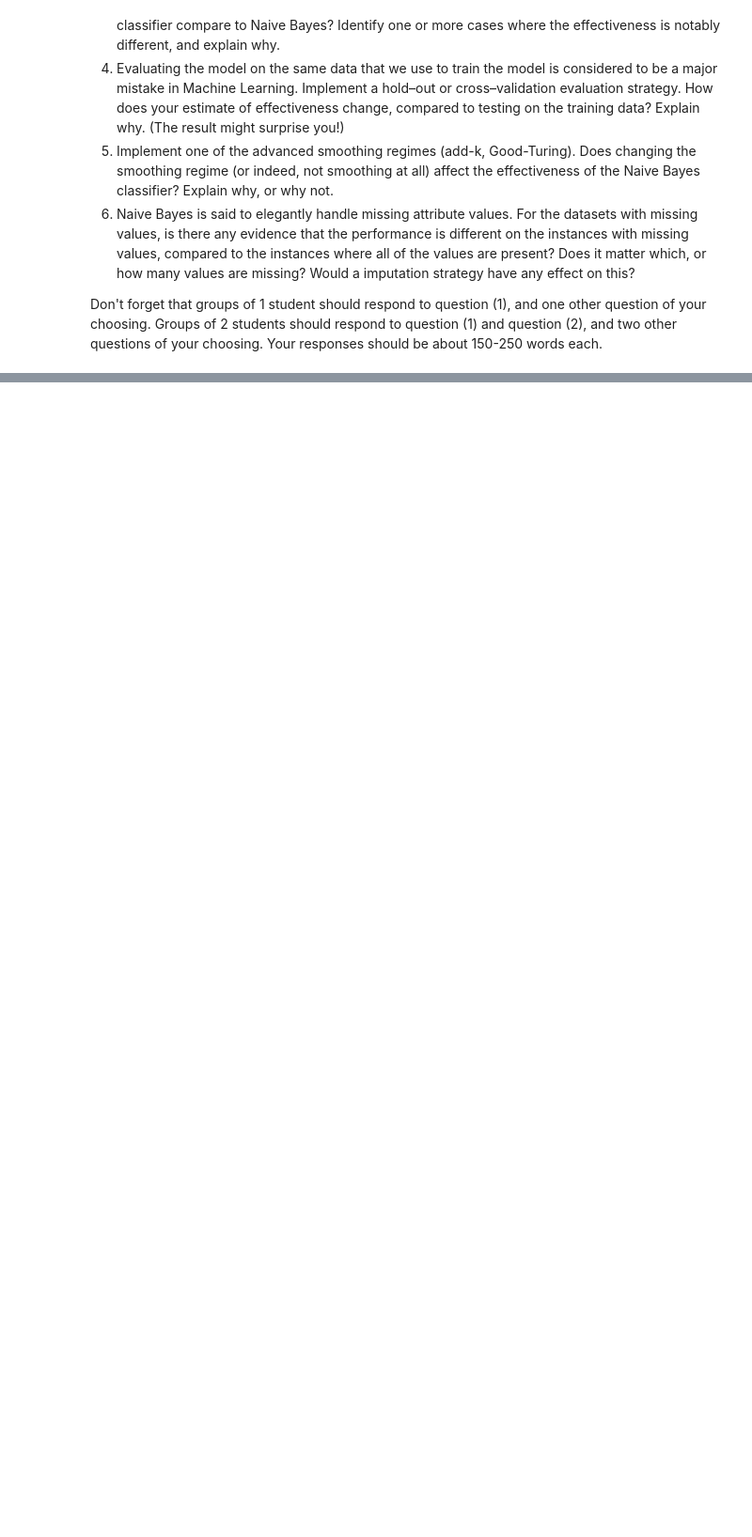
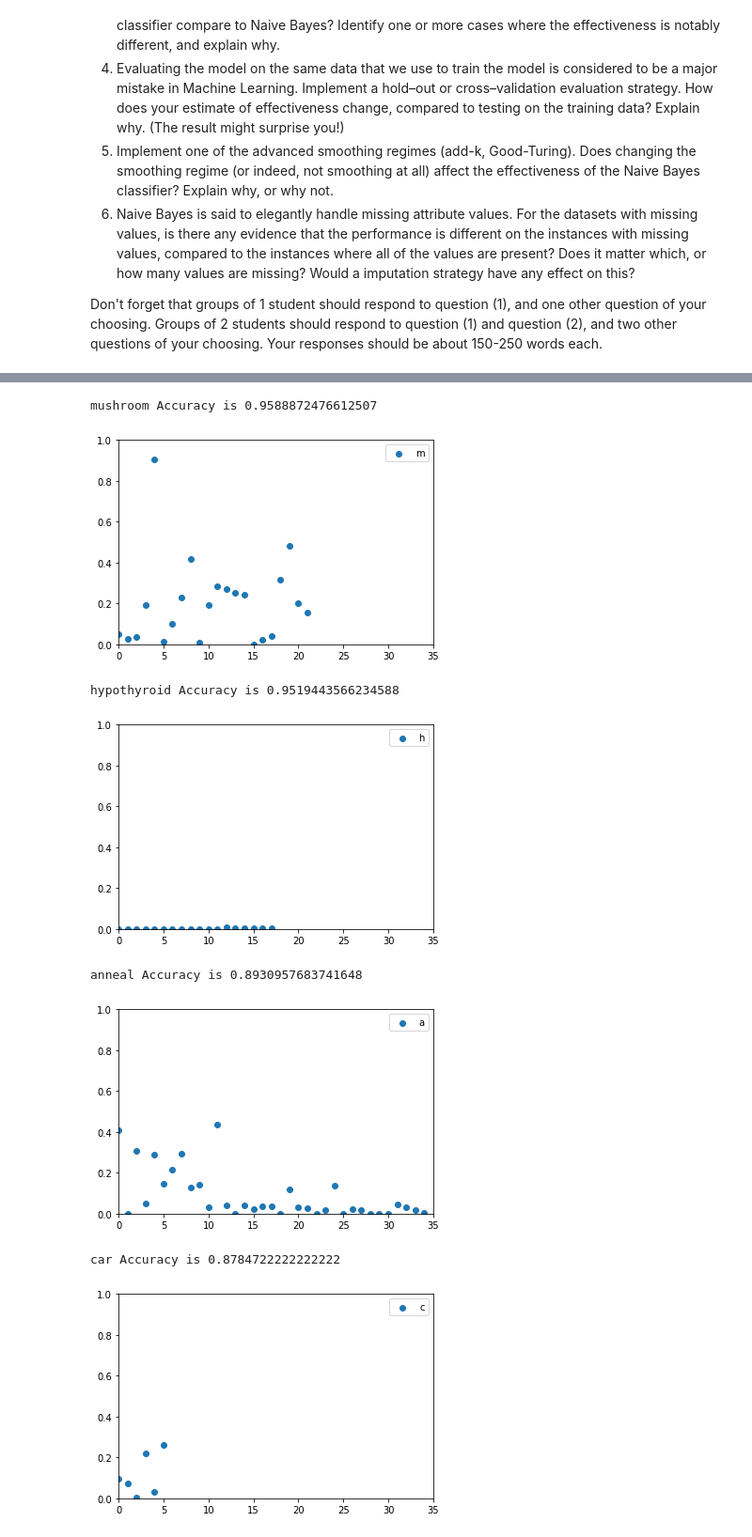
Before and after one commit to BeginnerRudy/COMP30027-Machine-Learning-Project-1, a Jupyter notebook: 2019S1-proj1.ipynb, the cells around one changed output, grey strips where cells are left out. Shown at 94% size. Drawn from its saved outputs; the diff is of its cells as text; code cells hidden in the pictures; blank space fills up the shorter version.

```diff
--- a/2019S1-proj1.ipynb
+++ b/2019S1-proj1.ipynb
@@ -565,7 +569,7 @@ def info_gain_of_datasets(file_paths):
         dataset_name = file_path.split('/')[-1].split('.')[0]
 
         dataset =  preprocess(file_path)
-        info = info_gain(dataset)
+        ig = info_gain(dataset)
 
-        info_gain_dict[dataset_name] = accuracy
+        info_gain_dict[dataset_name] = ig
     return info_gain_dict
@@ -587,0 +576,4 @@ SyntaxError: invalid character in identifier (<ipython-input-187-fc6eda346bc8>,
+# %%
+acc_dict = accuracy_of_NB_classifier(file_paths)
+# %%
+ig_dict = info_gain_of_datasets(file_paths)
@@ -587,0 +609,22 @@ SyntaxError: invalid character in identifier (<ipython-input-187-fc6eda346bc8>,
+# %%
+def scatter_plot_IG(ig_dict, acc_dict):
+    datasets = sorted(acc_dict, key=lambda k: acc_dict[k], reverse=True)
+    for dataset in datasets:
+        ig_distribution = list(ig_dict.get(dataset).values())
+        plt.scatter(x=list(range(len(ig_distribution))), y=ig_distribution, )
+        plt.legend(dataset)
+        plt.xlim([0, 35])
+        plt.ylim([0, 1])
+        print(dataset + " Accuracy is " + str(acc_dict.get(dataset)))
+        plt.show()
+# %%
+scatter_plot_IG(ig_dict, acc_dict)
+# %% [output]
+mushroom Accuracy is 0.9588872476612507
+[figure, added]
+hypothyroid Accuracy is 0.9519443566234588
+[figure, added]
+anneal Accuracy is 0.8930957683741648
+[figure, added]
+car Accuracy is 0.8784722222222222
+[figure, added]
```
Also changed, not shown: parts of 17 cells of this notebook.
